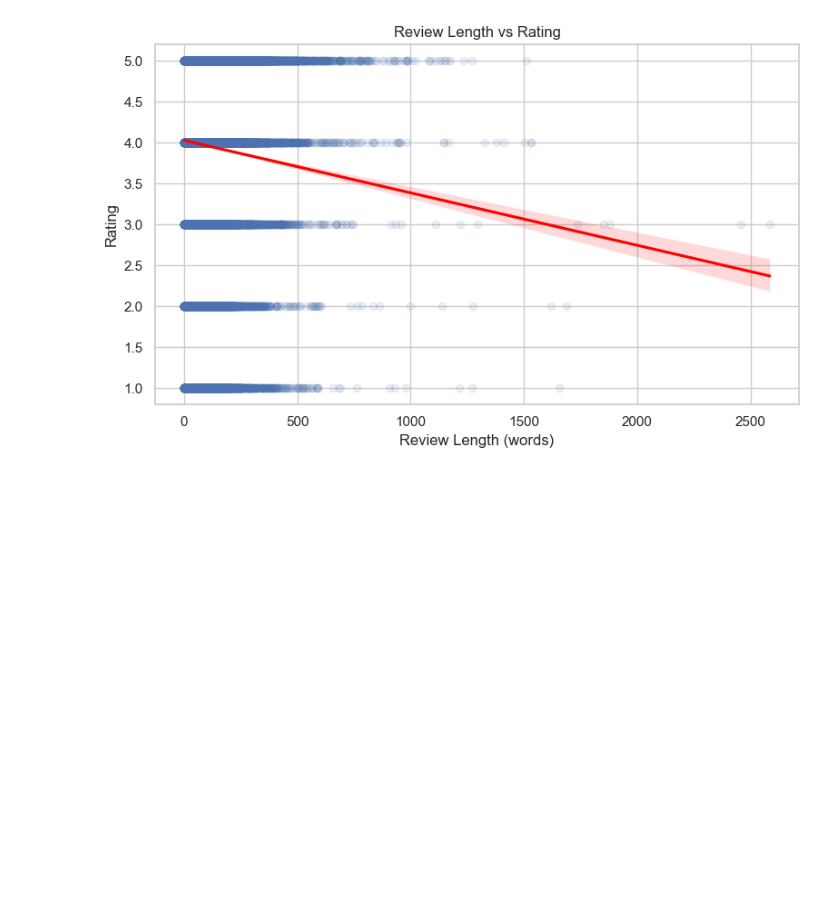
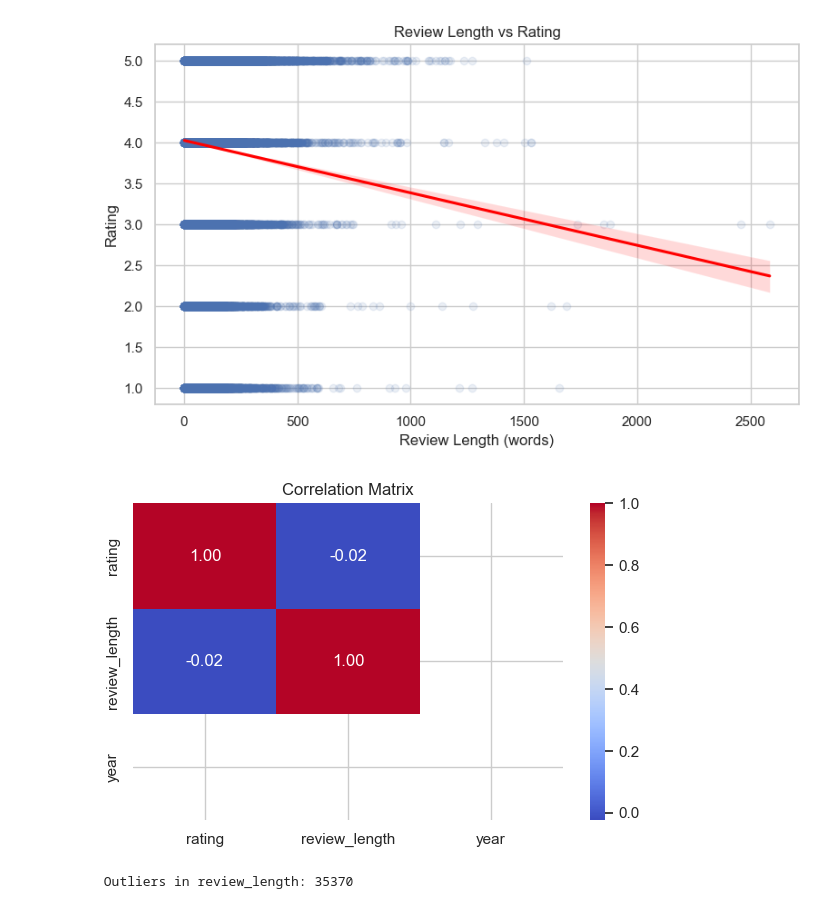
Before and after one commit to KSI-Analytics/Assignment_3, a Jupyter notebook: Exploratory_Data_Analysis.ipynb, the cells around one changed output. Cells and saved outputs as stored; diff of their text form; code cells hidden in the pictures; blank space fills up the shorter version.

```diff
--- a/Exploratory_Data_Analysis.ipynb
+++ b/Exploratory_Data_Analysis.ipynb
@@ -4,8 +4,19 @@ import matplotlib.pyplot as plt
 import seaborn as sns
 from scipy.stats import pearsonr
 
-# Load the cleaned dataset
-df = pd.read_csv("cleaned_data.csv")
+# Loading the cleaned dataset
+try:
+    df = pd.read_csv('cleaned_data.csv')
+    print('The Data is loaded successfully')
+except FileNotFoundError:
+    raise FileNotFoundError('Error: cleaned_data.csv not found. Check the file path for it.')
+
+# Checking for required columns
+required_cols = ['text', 'timestamp', 'rating', 'brand', 'main_category']
+missing = [col for col in required_cols if col not in df.columns]
+if missing:
+    raise ValueError(f" Missing required columns: {missing}")
+
 
 # Derived fields using confirmed column names
 df['review_length'] = df['text'].apply(lambda x: len(str(x).split()))
@@ -80,3 +93,24 @@ plt.tight_layout()
 plt.show()
 # %% [output]
 [figure]
+# %%
+# Correlation Matrix
+corr = df[['rating', 'review_length', 'year']].corr()
+plt.figure(figsize=(6, 4))
+sns.heatmap(corr, annot=True, cmap='coolwarm', fmt='.2f')
+plt.title('Correlation Matrix')
+plt.tight_layout()
+plt.show()
+# %% [output]
+[figure, added]
+# %%
+# Outlier Detection using IQR for review length
+Q1 = df['review_length'].quantile(0.25)
+Q3 = df['review_length'].quantile(0.75)
+iqr_value = Q3 - Q1
+lower_bound = Q1 - 1.5 * iqr_value
+upper_bound = Q3 + 1.5 * iqr_value
+outliers = df[(df['review_length'] < lower_bound) | (df['review_length'] > upper_bound)]
+print(f" Outliers in review_length: {len(outliers)}")
+# %% [output]
+ Outliers in review_length: 35370
```
Also changed, not shown: parts of 4 cells of this notebook.
